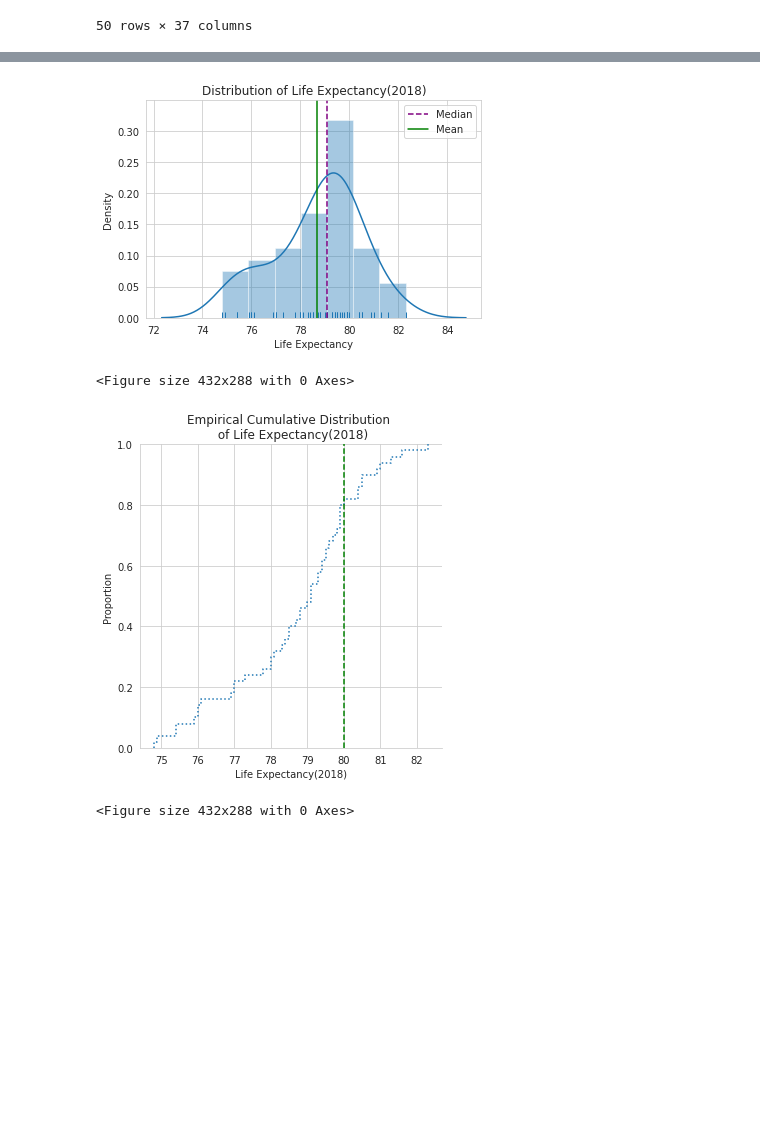
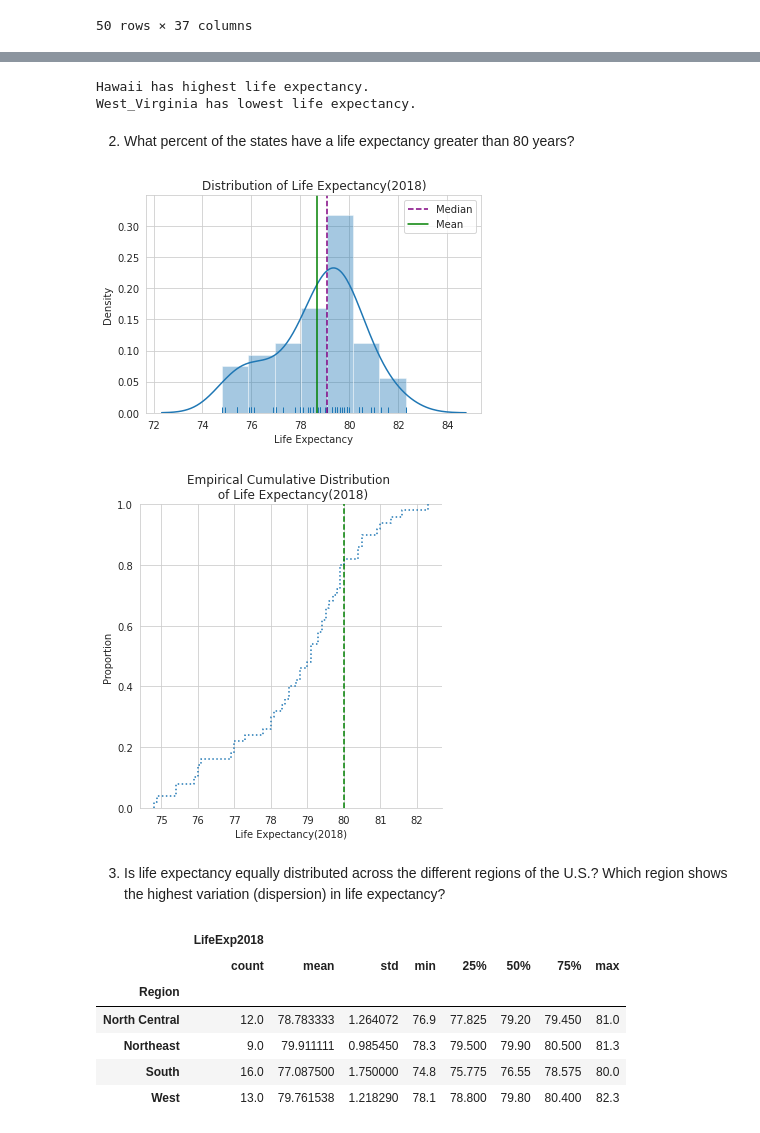
Before and after one commit to pallabee/Demographic-Data-Analysis, a Jupyter notebook: visualize_distributions.ipynb, the cells around one changed output, grey strips where cells are left out. Cells and saved outputs as stored; diff of their text form; code cells hidden in the pictures; blank space fills up the shorter version.

```diff
--- a/visualize_distributions.ipynb
+++ b/visualize_distributions.ipynb
@@ -104,25 +45,46 @@ Name: LifeExp2018, dtype: float64
+# %%
+print(merged_data['State'][merged_data['LifeExp2018'].argmax()],"has highest life expectancy.")
+print(merged_data['State'][merged_data['LifeExp2018'].argmin()],"has lowest life expectancy.")
+# %% [output]
+Hawaii has highest life expectancy.
+West_Virginia has lowest life expectancy.
+# %% [markdown]
+2. What percent of the states have a life expectancy greater than 80 years?
 # %%
-# Plotting the distribution for life expectancy(2018)
+# Distribution of life expectancy
 sns.set_style('whitegrid')
-sns.distplot(x = merged_data['LifeExp2018'],kde = True, rug = True)
+sns.distplot(x =merged_data['LifeExp2018'],kde = True, rug = True)
 plt.axvline(merged_data['LifeExp2018'].median(), color = 'purple', linestyle = '--',label = 'Median')
 plt.axvline(merged_data['LifeExp2018'].mean(), color = 'green', label = 'Mean')
 plt.xlabel('Life Expectancy')
 plt.title('Distribution of Life Expectancy(2018)')
 plt.legend()
 plt.show()
-plt.clf()
 # %% [output]
 [figure]
-<Figure size 432x288 with 0 Axes>
 # %%
-# Plot of the life empirical cumulative distribution function (ECDF) of life expectancy(2018)
+# Plot of the life empirical cumulative distribution function (ECDF) of life expectancy. The ECDF curve shows
+# what percent of states have a life expectancy greater than 80 years
+
+sns.set_style('whitegrid')
 sns.displot(merged_data['LifeExp2018'],kind = 'ecdf', linestyle = ':')
 plt.axvline(x = 80, color = 'green', linestyle = '--')
 plt.xlabel('Life Expectancy(2018)')
 plt.title('Empirical Cumulative Distribution \n of Life Expectancy(2018)')
 plt.show()
-plt.clf()
 # %% [output]
 [figure]
-<Figure size 432x288 with 0 Axes>
+# %% [markdown]
+3. Is life expectancy equally distributed across the different regions of the U.S.? Which region shows the highest variation (dispersion) in life expectancy?
+# %%
+# Life expectancy summary statistics, grouping the observations by region
+life_exp_data = merged_data[['LifeExp2018','Region']]
+life_exp_data.groupby('Region').describe()
+# %% [output]
+|  | LifeExp2018 |  |  |  |  |  |  |  |
+|  | count | mean | std | min | 25% | 50% | 75% | max |
+| Region |  |  |  |  |  |  |  |  |
+| North Central | 12.0 | 78.783333 | 1.264072 | 76.9 | 77.825 | 79.20 | 79.450 | 81.0 |
+| Northeast | 9.0 | 79.911111 | 0.985450 | 78.3 | 79.500 | 79.90 | 80.500 | 81.3 |
+| South | 16.0 | 77.087500 | 1.750000 | 74.8 | 75.775 | 76.55 | 78.575 | 80.0 |
+| West | 13.0 | 79.761538 | 1.218290 | 78.1 | 78.800 | 79.80 | 80.400 | 82.3 |
```
Also changed, not shown: parts of 13 cells of this notebook.
